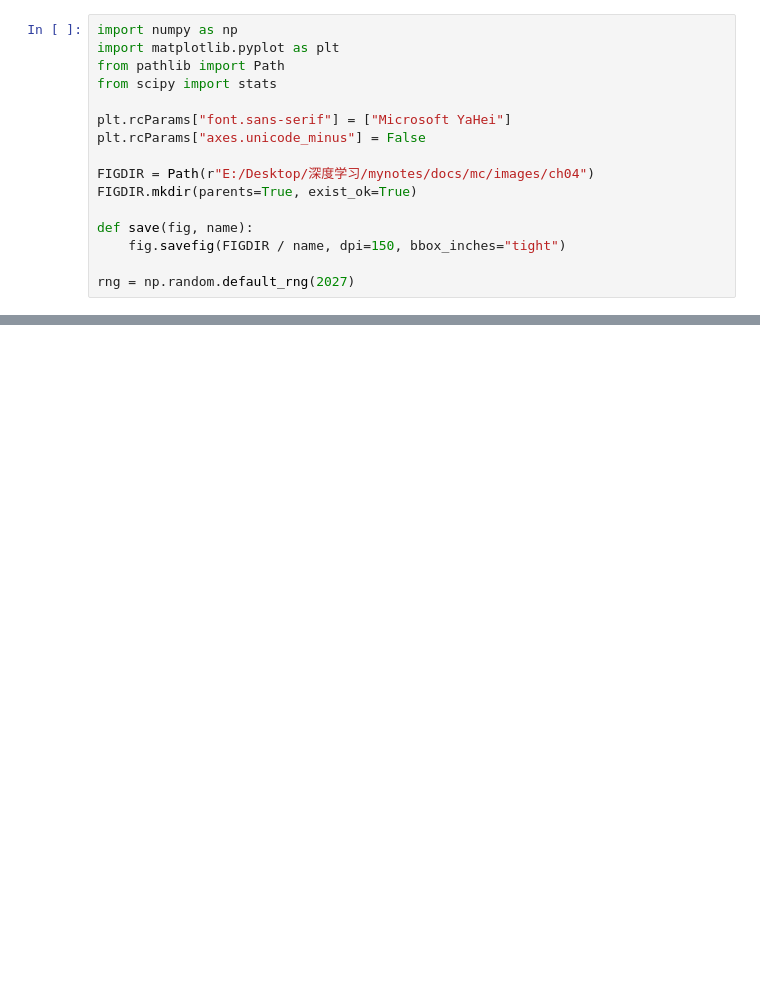
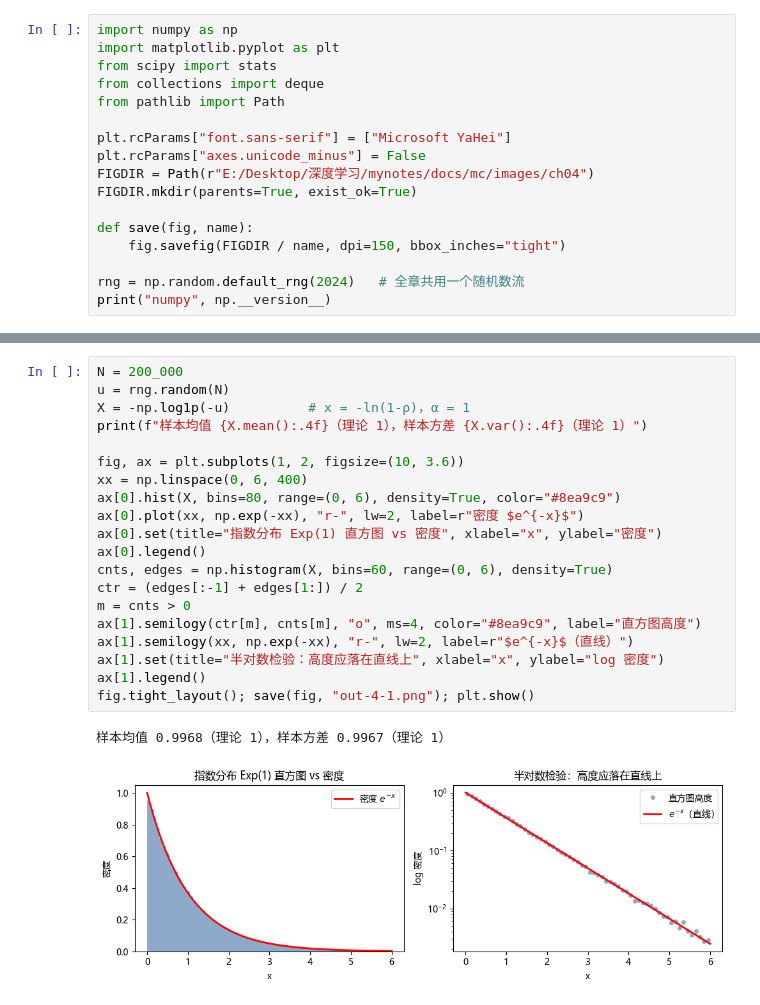
Before and after one commit to linxiawmt/MASAMI-Brain, a Jupyter notebook: docs/mc/nb/ch04.ipynb, the cells around one changed output, grey strips where cells are left out. Saved outputs shown, nothing was run; the diff lists cells and outputs as text; blank space fills up the shorter version.

```diff
--- a/docs/mc/nb/ch04.ipynb
+++ b/docs/mc/nb/ch04.ipynb
@@ -5,16 +7,17 @@
 # %%
 import numpy as np
 import matplotlib.pyplot as plt
+from scipy import stats
+from collections import deque
 from pathlib import Path
-from scipy import stats
 
 plt.rcParams["font.sans-serif"] = ["Microsoft YaHei"]
 plt.rcParams["axes.unicode_minus"] = False
-
 FIGDIR = Path(r"E:/Desktop/深度学习/mynotes/docs/mc/images/ch04")
 FIGDIR.mkdir(parents=True, exist_ok=True)
 
 def save(fig, name):
     fig.savefig(FIGDIR / name, dpi=150, bbox_inches="tight")
 
-rng = np.random.default_rng(2027)
+rng = np.random.default_rng(2024)   # 全章共用一个随机数流
+print("numpy", np.__version__)
@@ -171,0 +30,23 @@ ax.legend(); fig.tight_layout(); save(fig, "out-poisson.png"); plt.show()
+# %%
+N = 200_000
+u = rng.random(N)
+X = -np.log1p(-u)          # x = -ln(1-ρ)，α = 1
+print(f"样本均值 {X.mean():.4f}（理论 1），样本方差 {X.var():.4f}（理论 1）")
+
+fig, ax = plt.subplots(1, 2, figsize=(10, 3.6))
+xx = np.linspace(0, 6, 400)
+ax[0].hist(X, bins=80, range=(0, 6), density=True, color="#8ea9c9")
+ax[0].plot(xx, np.exp(-xx), "r-", lw=2, label=r"密度 $e^{-x}$")
+ax[0].set(title="指数分布 Exp(1) 直方图 vs 密度", xlabel="x", ylabel="密度")
+ax[0].legend()
+cnts, edges = np.histogram(X, bins=60, range=(0, 6), density=True)
+ctr = (edges[:-1] + edges[1:]) / 2
+m = cnts > 0
+ax[1].semilogy(ctr[m], cnts[m], "o", ms=4, color="#8ea9c9", label="直方图高度")
+ax[1].semilogy(xx, np.exp(-xx), "r-", lw=2, label=r"$e^{-x}$（直线）")
+ax[1].set(title="半对数检验：高度应落在直线上", xlabel="x", ylabel="log 密度")
+ax[1].legend()
+fig.tight_layout(); save(fig, "out-4-1.png"); plt.show()
+# %% [output]
+样本均值 0.9968（理论 1），样本方差 0.9967（理论 1）
+[figure, added]
```
Also changed, not shown: parts of 32 cells of this notebook, 22 other files.
